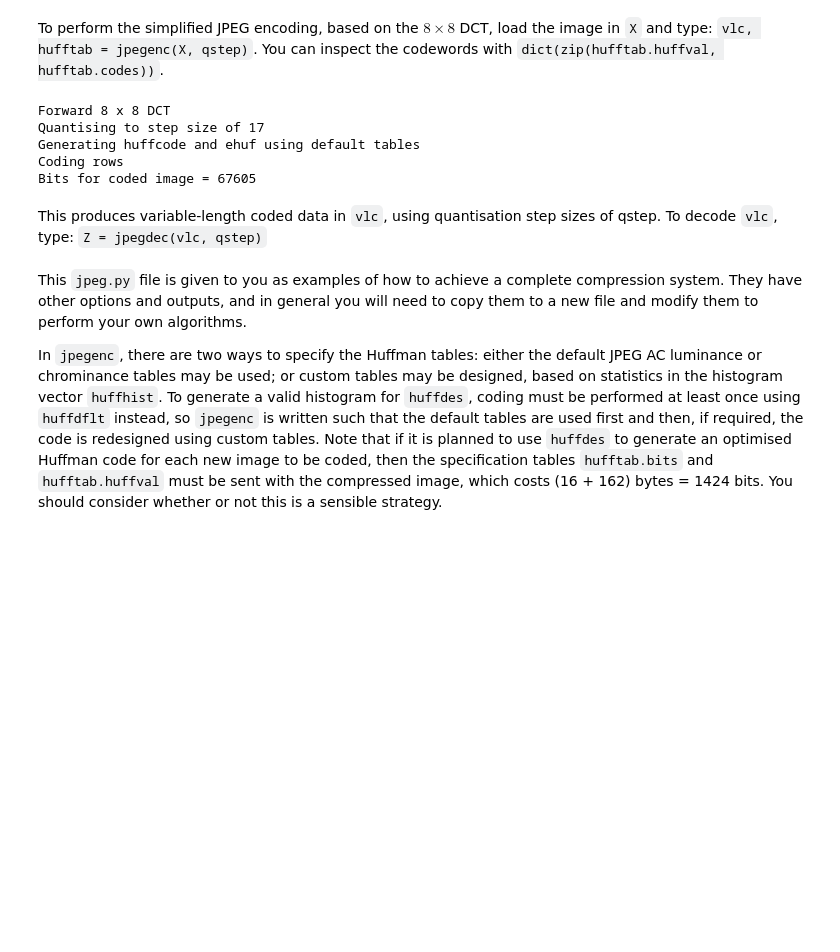
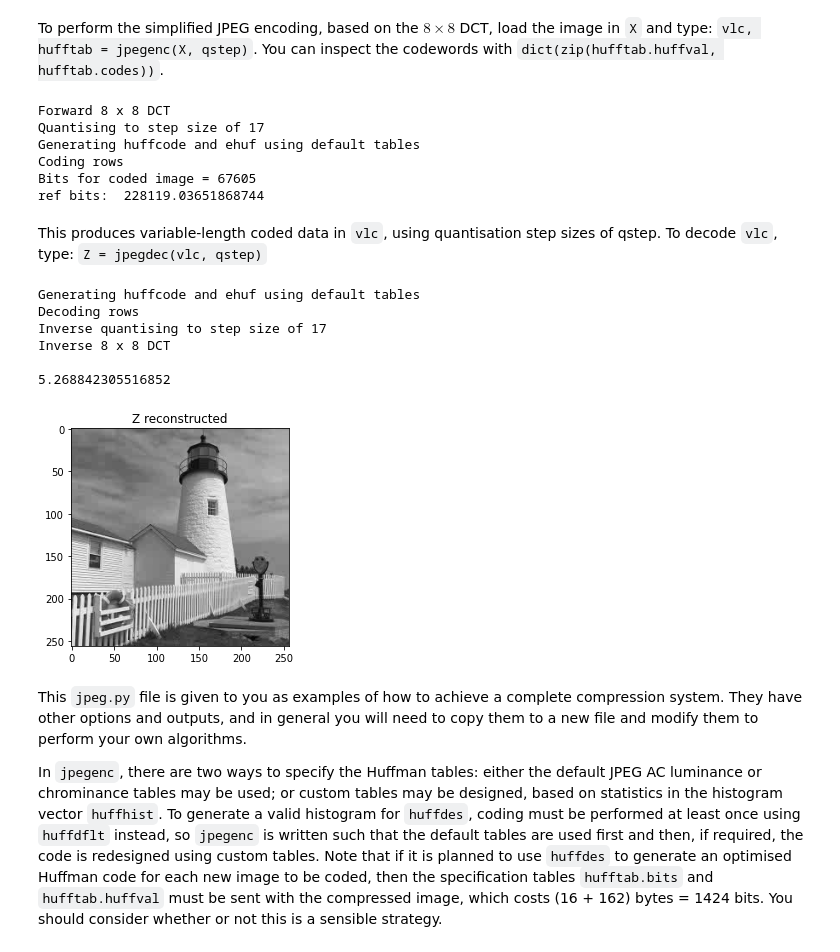
Before and after one commit to yichenhock/cued_sf2_lab, a Jupyter notebook: 12-huffman.ipynb, the cells around one changed output. Cells and saved outputs as stored; diff of their text form; code cells hidden in the pictures; blank space fills up the shorter version.

```diff
--- a/12-huffman.ipynb
+++ b/12-huffman.ipynb
@@ -124,13 +127,15 @@ You can inspect the codewords with `dict(zip(hufftab.huffval, hufftab.codes))`.
 X, _ = load_mat_img('lighthouse.mat', img_info='X')
 X = X - 128.0
 
+vlc, hufftab = jpegenc(X, 17)
 
-vlc, hufftab = jpegenc(X, 17)
+print("ref bits: ", calculate_bits(quantise(X, 17)))
 # %% [output]
 Forward 8 x 8 DCT
 Quantising to step size of 17
 Generating huffcode and ehuf using default tables
 Coding rows
 Bits for coded image = 67605
+ref bits:  228119.03651868744
 # %% [markdown]
 This produces variable-length coded data in `vlc`, using quantisation step sizes of qstep.  To decode `vlc`, type:  `Z = jpegdec(vlc, qstep)`
@@ -139,3 +142,18 @@ This produces variable-length coded data in `vlc`, using quantisation step sizes
+# %%
+Z = jpegdec(vlc, 17)
+
+plt.imshow(Z, cmap="gray")
+plt.title("Z reconstructed")
+
+print(np.std(X-Z))
+# %% [output]
+Generating huffcode and ehuf using default tables
+Decoding rows
+Inverse quantising to step size of 17
+Inverse 8 x 8 DCT
+
+5.268842305516852
+[figure, added]
 # %% [markdown]
 This `jpeg.py` file is given to you as examples of how to achieve a complete compression
 system. They have other options and outputs, and in general you will need to copy them to a new
```
Also changed, not shown: parts of 2 cells of this notebook, 1 other file.
